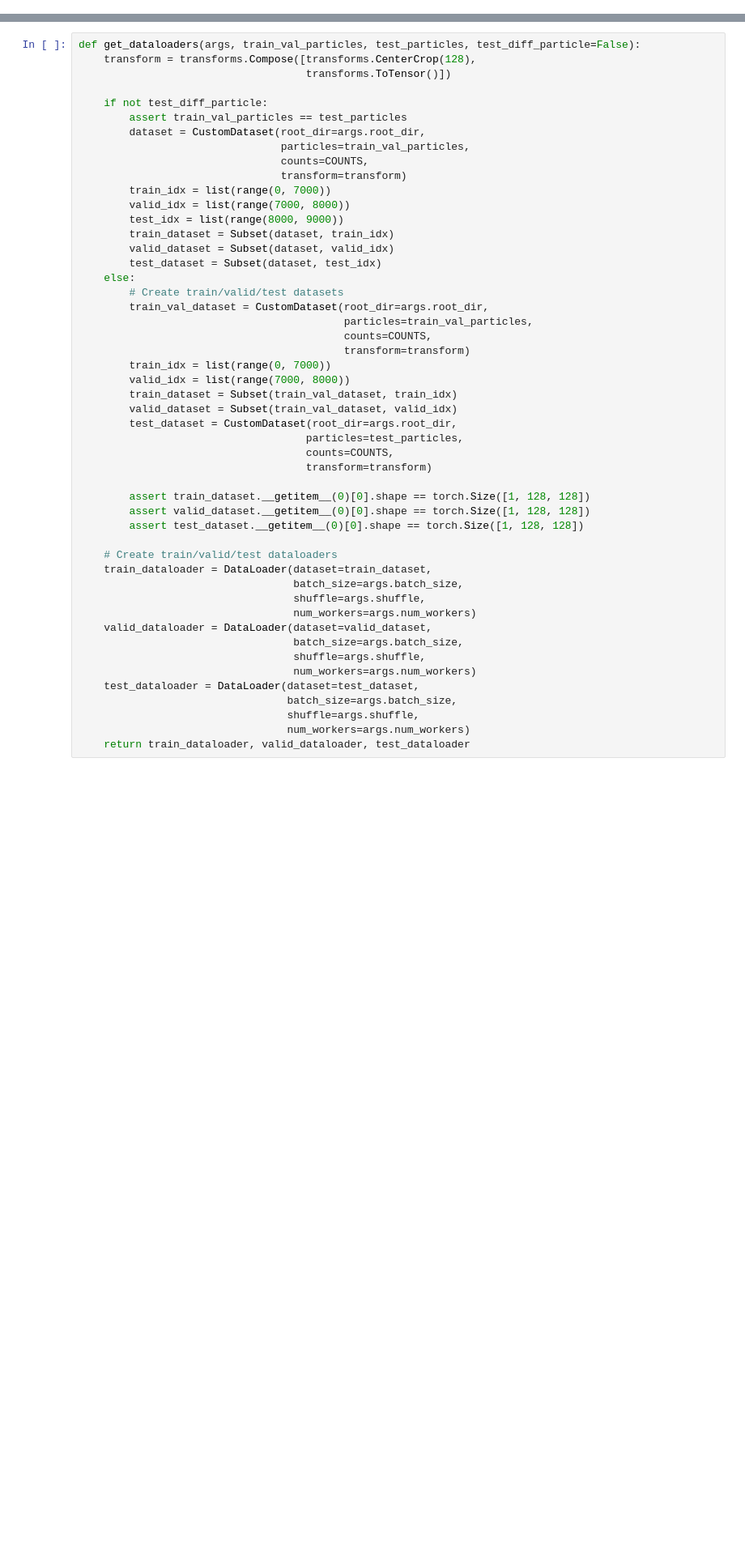
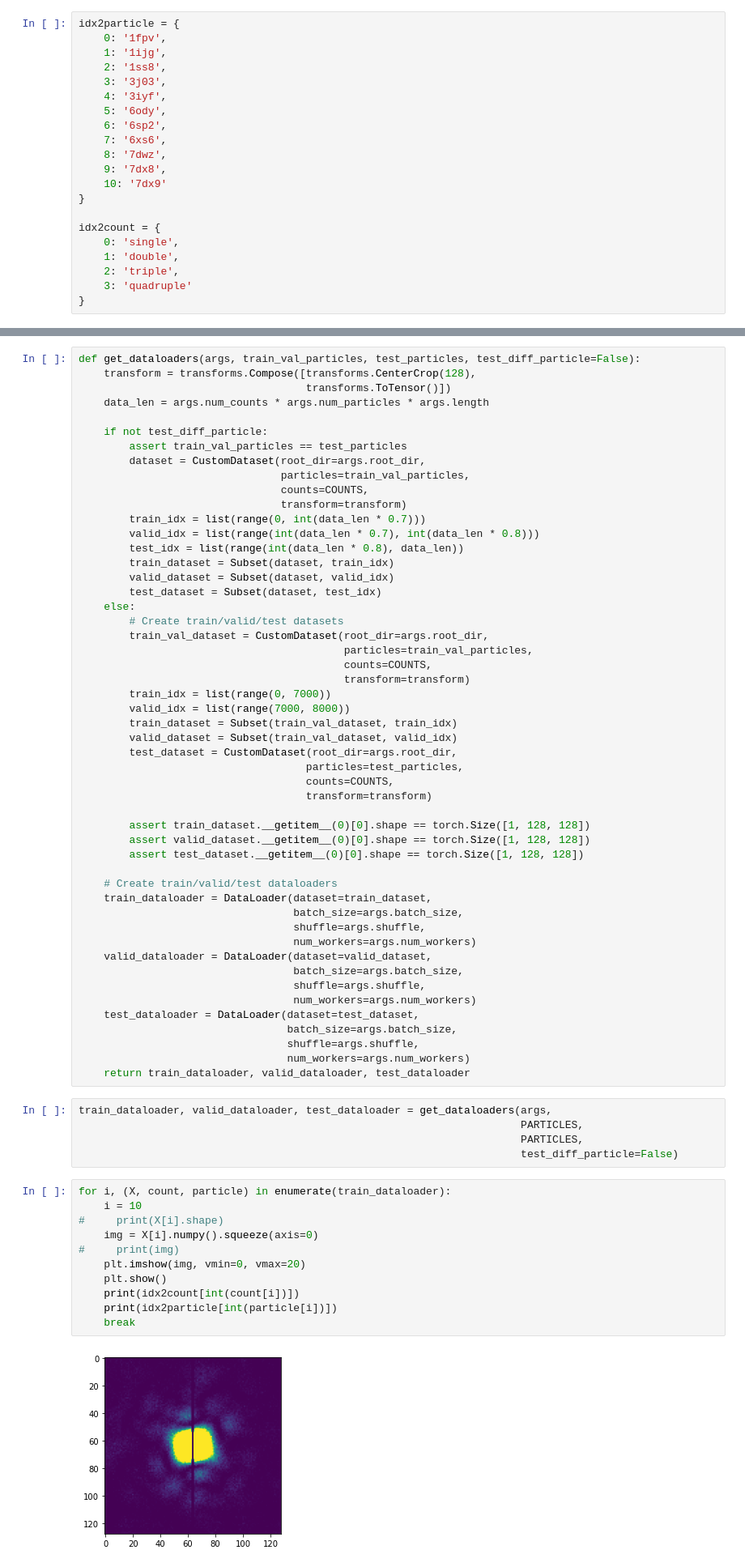
Before and after one commit to XiangmengCai/CS230_Project, a Jupyter notebook: pipeline.ipynb, the cells around one changed output, grey strips where cells are left out. Shown at 81% size. Drawn from its saved outputs; the diff is of its cells as text; blank space fills up the shorter version.

```diff
--- a/pipeline.ipynb
+++ b/pipeline.ipynb
@@ -78,0 +59,21 @@ You are using a high-RAM runtime!
+# %%
+idx2particle = {
+    0: '1fpv',
+    1: '1ijg',
+    2: '1ss8',
+    3: '3j03',
+    4: '3iyf',
+    5: '6ody',
+    6: '6sp2',
+    7: '6xs6',
+    8: '7dwz',
+    9: '7dx8',
+    10: '7dx9'
+}
+
+idx2count = {
+    0: 'single',
+    1: 'double',
+    2: 'triple',
+    3: 'quadruple'
+}
@@ -124,6 +175,7 @@ class CustomDataset(torch.utils.data.Dataset):
 def get_dataloaders(args, train_val_particles, test_particles, test_diff_particle=False):
     transform = transforms.Compose([transforms.CenterCrop(128),
                                     transforms.ToTensor()])
+    data_len = args.num_counts * args.num_particles * args.length
 
     if not test_diff_particle:
         assert train_val_particles == test_particles
@@ -131,9 +183,9 @@ def get_dataloaders(args, train_val_particles, test_particles, test_diff_particl
                                 particles=train_val_particles,
                                 counts=COUNTS,
                                 transform=transform)
-        train_idx = list(range(0, 7000))
-        valid_idx = list(range(7000, 8000))
-        test_idx = list(range(8000, 9000))
+        train_idx = list(range(0, int(data_len * 0.7)))
+        valid_idx = list(range(int(data_len * 0.7), int(data_len * 0.8)))
+        test_idx = list(range(int(data_len * 0.8), data_len))
         train_dataset = Subset(dataset, train_idx)
         valid_dataset = Subset(dataset, valid_idx)
         test_dataset = Subset(dataset, test_idx)
@@ -170,3 +222,21 @@ def get_dataloaders(args, train_val_particles, test_particles, test_diff_particl
                                  shuffle=args.shuffle,
                                  num_workers=args.num_workers)
     return train_dataloader, valid_dataloader, test_dataloader
+# %%
+train_dataloader, valid_dataloader, test_dataloader = get_dataloaders(args,
+                                                                      PARTICLES,
+                                                                      PARTICLES,
+                                                                      test_diff_particle=False)
+# %%
+for i, (X, count, particle) in enumerate(train_dataloader):
+    i = 10
+#     print(X[i].shape)
+    img = X[i].numpy().squeeze(axis=0)
+#     print(img)
+    plt.imshow(img, vmin=0, vmax=20)
+    plt.show()
+    print(idx2count[int(count[i])])
+    print(idx2particle[int(particle[i])])
+    break
+# %% [output]
+[figure, added]
```
Also changed, not shown: parts of 49 cells of this notebook, 1 other file.
